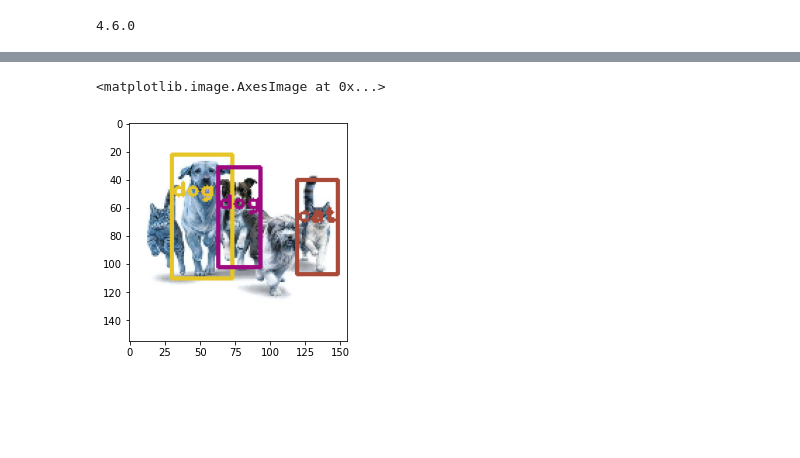
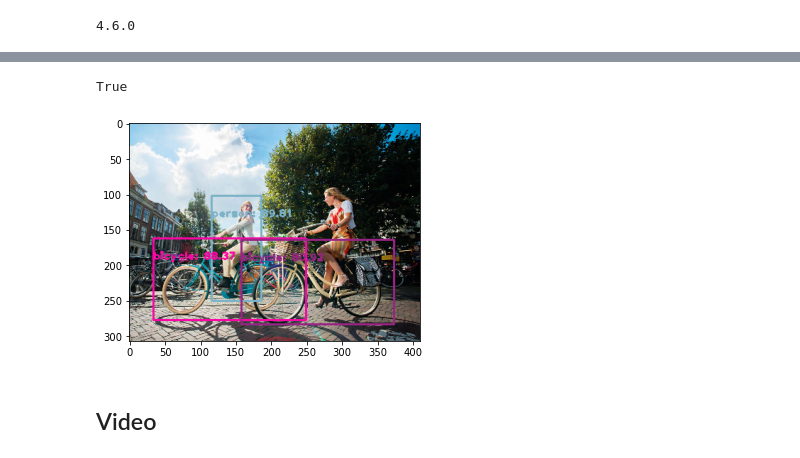
Before and after one commit to reejungkim/YOLO, a Jupyter notebook: yolo with opencv.ipynb, the cells around one changed output, grey strips where cells are left out. Cells and saved outputs as stored; diff of their text form; code cells hidden in the pictures; blank space fills up the shorter version.

```diff
--- a/yolo with opencv.ipynb
+++ b/yolo with opencv.ipynb
@@ -12,7 +12,9 @@ path_cfg = "/Users/reejungkim/Documents/Git/ImgProcessor/YOLO/yolov2-tiny.cfg"
 path_weights = "/Users/reejungkim/Documents/Git/ImgProcessor/YOLO/yolov2-tiny.weights"
 path_names = "/Users/reejungkim/Documents/Git/ImgProcessor/YOLO/yolo.names"
 
-path_img = "/Users/reejungkim/Documents/Git/ImgProcessor/YOLO/catsdogs2.jpg"
+path_img = "/Users/reejungkim/Documents/Git/ImgProcessor/YOLO/people.jpg"
+
+path_video = "/Users/reejungkim/Documents/Git/ImgProcessor/YOLO/Street.mp4"
 # %%
 # Load Yolo
 net = cv2.dnn.readNet(path_cfg, path_weights)
@@ -81,22 +91,26 @@ indexes = cv2.dnn.NMSBoxes(boxes, confidences, 0.5, 0.4)
 # %%
 font = cv2.FONT_HERSHEY_PLAIN
 for i in range(len(boxes)):
     if i in indexes:
         x, y, w, h = boxes[i]
-        label = str(classes[class_ids[i]])
+        label = "{}: {:.2f}".format(classes[class_ids[i]], confidences[i]*100) #str(classes[class_ids[i]])
         color = colors[i]
         cv2.rectangle(img, (x, y), (x + w, y + h), color, 2)
         cv2.putText(img, label, (x, y + 30), font, 1, color, 2) #cv2.putText(img, text, org, fontFace, fontScale, color, thickness, lineType, bottomLeftOrigin)
 
-# 다른이름으로 저장하기
-cv2.imwrite("result.png",img)
 
-plt.imshow(img)
+img = cv2.cvtColor(img, cv2.COLOR_BGR2RGB)
+plt.imshow( img )
 #cv2.imshow("Image", img)
 #cv2.waitKey(0)
 #cv2.destroyAllWindows()
 #for i in range(5):
 #    cv2.waitKey(1)
+
+# 다른이름으로 저장하기
+cv2.imwrite('result.png', img)
 # %% [output]
-<matplotlib.image.AxesImage at 0x...>
+True
-[figure, old version]
+[figure, new version]
+# %% [markdown]
+## Video
```
Also changed, not shown: parts of 8 cells of this notebook, 4 other files.
